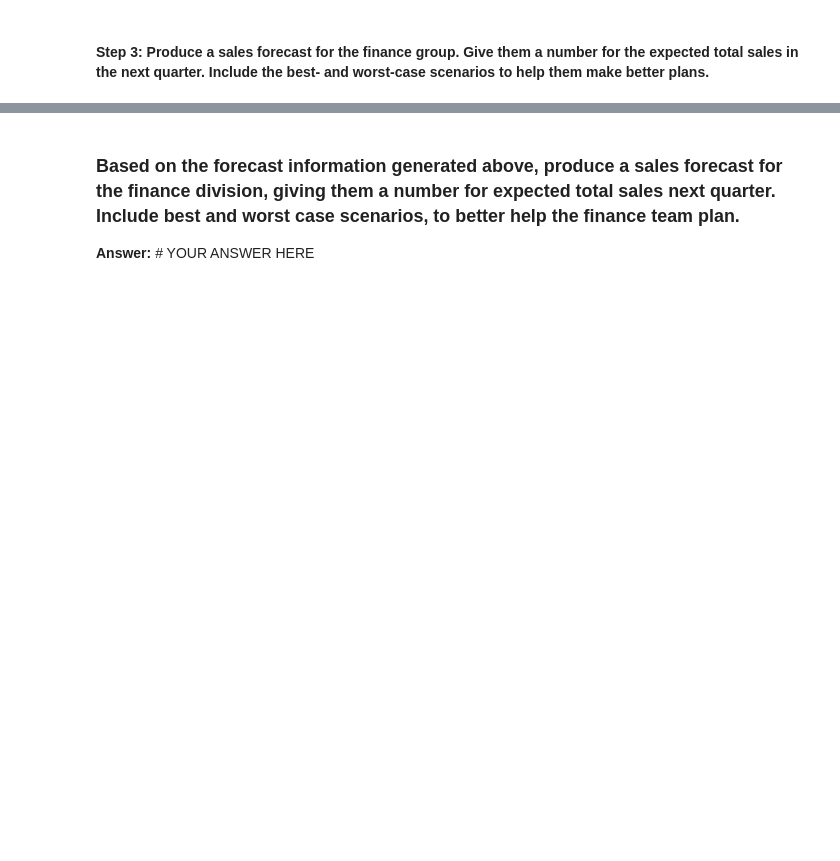
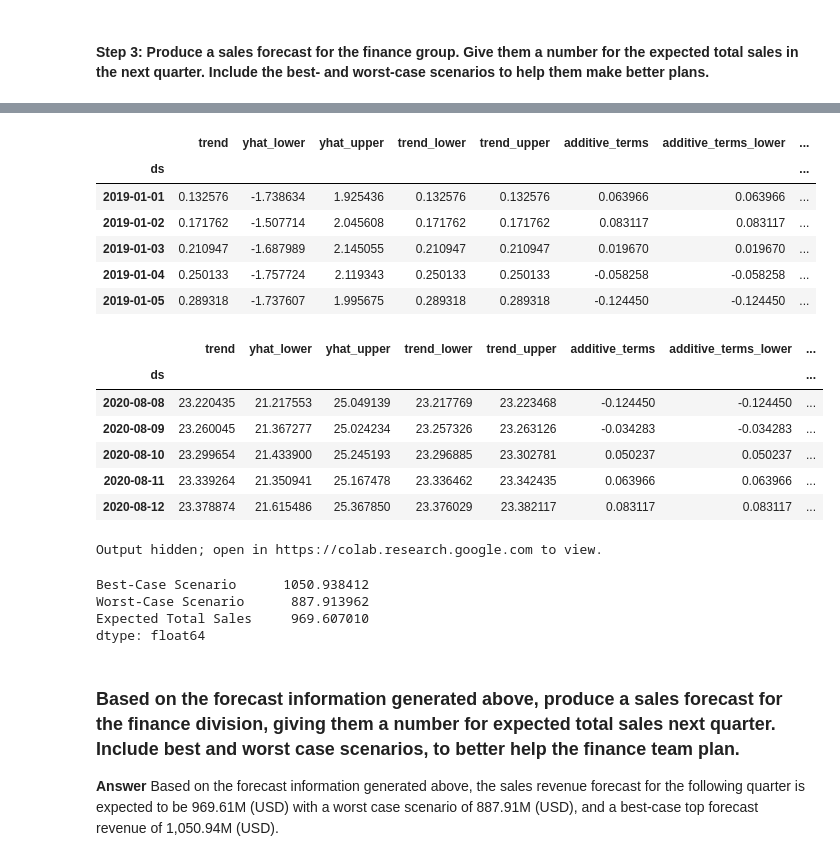
Before and after one commit to KristopherGit/Module-11-Challenge, a Jupyter notebook: Starter_Code/forecasting_net_prophet.ipynb, the cells around one changed output, grey strips where cells are left out. Saved outputs shown, nothing was run; the diff lists cells and outputs as text; code cells hidden in the pictures; blank space fills up the shorter version.

```diff
--- a/Starter_Code/forecasting_net_prophet.ipynb
+++ b/Starter_Code/forecasting_net_prophet.ipynb
@@ -913,28 +930,58 @@ mercado_sales_prophet_forecast = # YOUR CODE HERE
 # %%
 # For the mercado_sales_prophet_forecast DataFrame, set the ds column as the DataFrame Index
-mercado_sales_prophet_forecast = # YOUR CODE HERE
+mercado_sales_prophet_forecast = mercado_sales_prophet_forecast.set_index(["ds"])
 
 # Display the first and last five rows of the DataFrame
-# YOUR CODE HERE
+display(mercado_sales_prophet_forecast.head())
+display(mercado_sales_prophet_forecast.tail())
+# %% [output]
+|  | trend | yhat_lower | yhat_upper | trend_lower | trend_upper | additive_terms | additive_terms_lower | ... |
+| ds |  |  |  |  |  |  |  | ... |
+| 2019-01-01 | 0.132576 | -1.738634 | 1.925436 | 0.132576 | 0.132576 | 0.063966 | 0.063966 | ... |
+| 2019-01-02 | 0.171762 | -1.507714 | 2.045608 | 0.171762 | 0.171762 | 0.083117 | 0.083117 | ... |
+| 2019-01-03 | 0.210947 | -1.687989 | 2.145055 | 0.210947 | 0.210947 | 0.019670 | 0.019670 | ... |
+| 2019-01-04 | 0.250133 | -1.757724 | 2.119343 | 0.250133 | 0.250133 | -0.058258 | -0.058258 | ... |
+| 2019-01-05 | 0.289318 | -1.737607 | 1.995675 | 0.289318 | 0.289318 | -0.124450 | -0.124450 | ... |
+|  | trend | yhat_lower | yhat_upper | trend_lower | trend_upper | additive_terms | additive_terms_lower | ... |
+| ds |  |  |  |  |  |  |  | ... |
+| 2020-08-08 | 23.220435 | 21.217553 | 25.049139 | 23.217769 | 23.223468 | -0.124450 | -0.124450 | ... |
+| 2020-08-09 | 23.260045 | 21.367277 | 25.024234 | 23.257326 | 23.263126 | -0.034283 | -0.034283 | ... |
+| 2020-08-10 | 23.299654 | 21.433900 | 25.245193 | 23.296885 | 23.302781 | 0.050237 | 0.050237 | ... |
+| 2020-08-11 | 23.339264 | 21.350941 | 25.167478 | 23.336462 | 23.342435 | 0.063966 | 0.063966 | ... |
+| 2020-08-12 | 23.378874 | 21.615486 | 25.367850 | 23.376029 | 23.382117 | 0.083117 | 0.083117 | ... |
 # %%
 # Produce a sales forecast for the finance division
 # giving them a number for expected total sales next quarter.
 # Provide best case (yhat_upper), worst case (yhat_lower), and most likely (yhat) scenarios.
 
+hv.extension('bokeh')
+display(mercado_sales_prophet_forecast[["yhat", "yhat_upper", "yhat_lower"]].iloc[-90:,:].hvplot())
+
 # Create a forecast_quarter Dataframe for the period 2020-07-01 to 2020-09-30
 # The DataFrame should include the columns yhat_upper, yhat_lower, and yhat
-mercado_sales_forecast_quarter = # YOUR CODE HERE
+mercado_sales_forecast_quarter = mercado_sales_prophet_forecast[["yhat_upper", "yhat_lower", "yhat"]].loc["2020-07-01": "2020-09-30"]
 
 # Update the column names for the forecast_quarter DataFrame
 # to match what the finance division is looking for
-mercado_sales_forecast_quarter = # YOUR CODE HERE
+col_names = {'yhat':'Expected Total Sales', 'yhat_lower':'Worst-Case Scenario', 'yhat_upper':'Best-Case Scenario'}
+
+mercado_sales_forecast_quarter.rename(columns=col_names, inplace=True)
+#mercado_sales_forecast_quarter = # YOUR CODE HERE
 
 # Review the last five rows of the DataFrame
-# YOUR CODE HERE
+display(mercado_sales_forecast_quarter.tail())
+# %% [output]
+Output hidden; open in https://colab.research.google.com to view.
 # %%
 # Displayed the summed values for all the rows in the forecast_quarter DataFrame
-# YOUR CODE HERE
+mercado_quarter_forecast_totals = mercado_sales_forecast_quarter.sum()
+display(mercado_quarter_forecast_totals)
+# %% [output]
+Best-Case Scenario      1050.938412
+Worst-Case Scenario      887.913962
+Expected Total Sales     969.607010
+dtype: float64
 # %% [markdown]
 ### Based on the forecast information generated above, produce a sales forecast for the finance division, giving them a number for expected total sales next quarter. Include best and worst case scenarios, to better help the finance team plan.
 
-**Answer:** # YOUR ANSWER HERE
+**Answer** Based on the forecast information generated above, the sales revenue forecast for the following quarter is expected to be 969.61M (USD) with a worst case scenario of 887.91M (USD), and a best-case top forecast revenue of 1,050.94M (USD).
```
Also changed, not shown: parts of 12 cells of this notebook, 1 other file.
